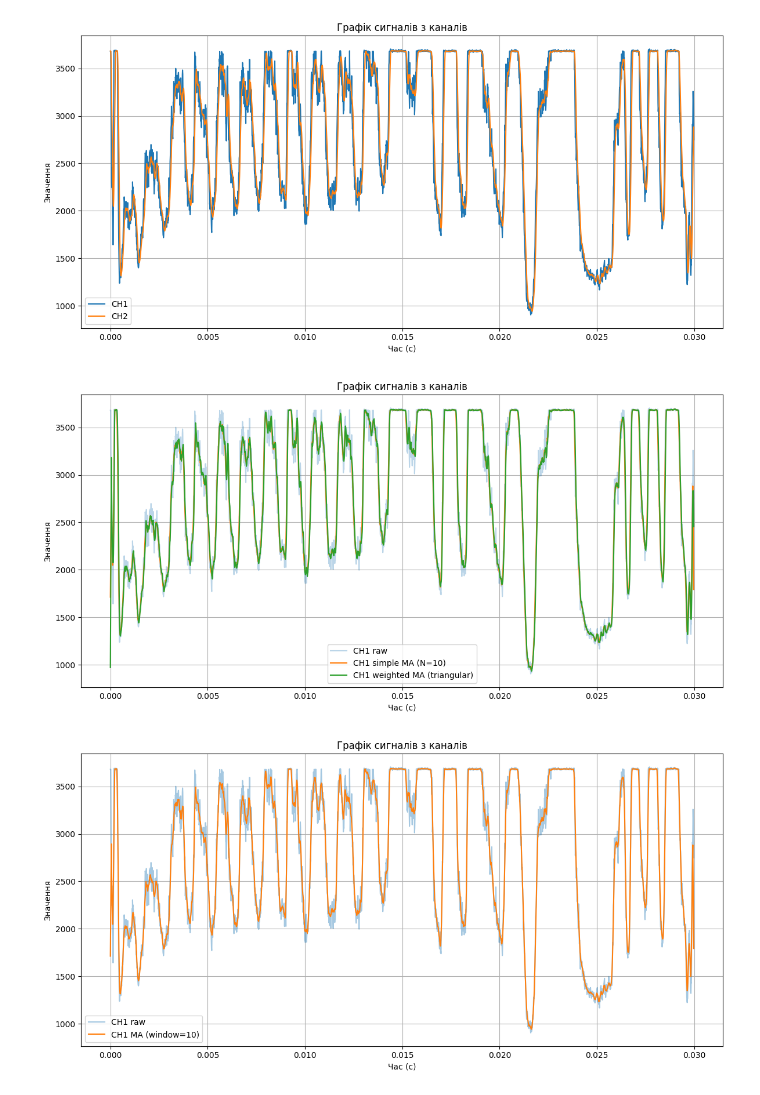
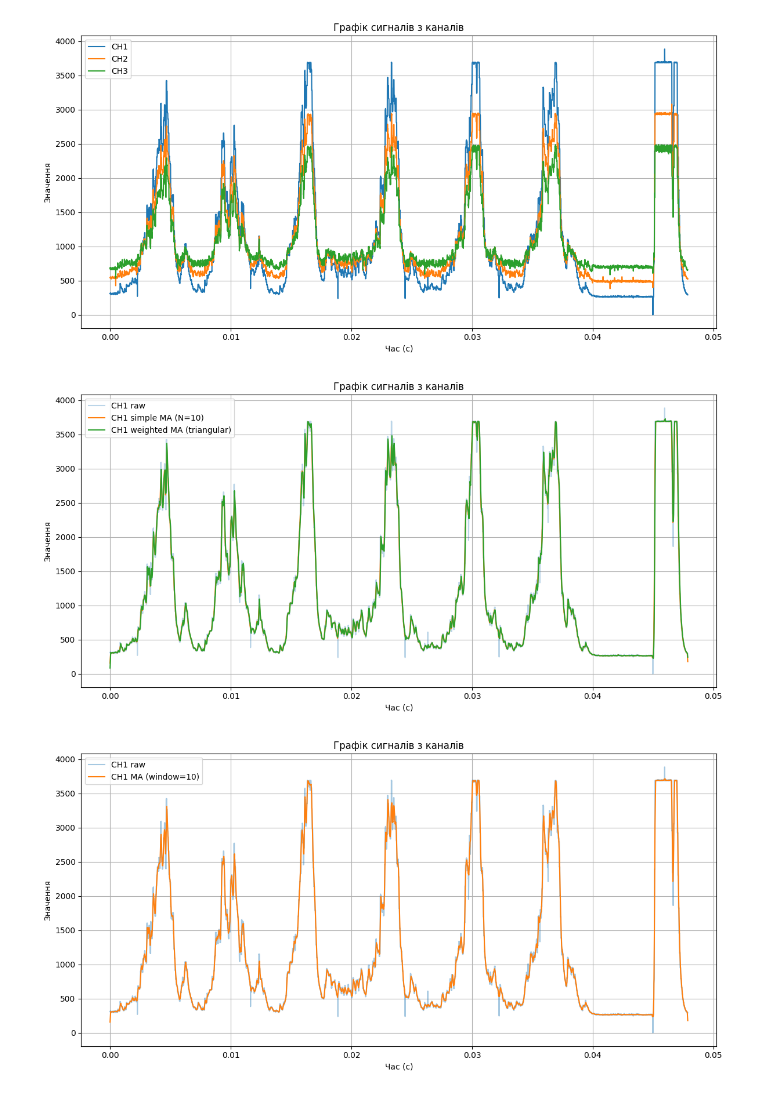
Before and after one commit to Hombosh-dev/forearm-prosthesis, a Jupyter notebook: signal_graph.ipynb, the cells around one changed output. Cells and saved outputs as stored; diff of their text form; code cells hidden in the pictures.

Commit message:
New data and new filter

```diff
--- a/signal_graph.ipynb
+++ b/signal_graph.ipynb
@@ -3,41 +3,41 @@ import matplotlib.pyplot as plt
 import re
 
 # filenames = ["calm.txt", "2.txt", "3.txt", "4.txt", "5.txt"]
-filenames = ["data\k20_11_1.txt"]
+filenames = ["data\m17_11.txt"]
 file_name = filenames[0]
 # %%
 ch1, ch2, ch3 = [], [], []
 
 with open(file_name, "r") as file:
     for line in file:
-        # match = re.search(r">CH1:(\d+),CH2:(\d+),CH3:(\d+)", line)
-        match = re.search(r"EMG_RAW=(\d+), EMG_FILT=(\d+)", line)
+        match = re.search(r">CH1:(\d+),CH2:(\d+),CH3:(\d+)", line)
+        # match = re.search(r"EMG_RAW=(\d+), EMG_FILT=(\d+)", line)
         if match:
             ch1.append(int(match.group(1)))
             ch2.append(int(match.group(2)))
-            # ch3.append(int(match.group(3)))
+            ch3.append(int(match.group(3)))
             # ch4.append(int(match.group(4)))
 
 time = [i / 100000 for i in range(len(ch1))]
 # %%
 plt.figure(figsize=(12, 6))
 
 
 plt.plot(time, ch1, label="CH1")
 plt.plot(time, ch2, label="CH2")
-# plt.plot(time, ch3, label="CH3")
+plt.plot(time, ch3, label="CH3")
 #plt.plot(time, ch4, label="CH4")
 
 
 plt.title("Графік сигналів з каналів")
 plt.xlabel("Час (с)")
 plt.ylabel("Значення")
 plt.legend()
 plt.grid(True)
 plt.tight_layout()
 plt.show()
 # %% [output]
-[figure, old version]
+[figure, new version]
 # %%
 import numpy as np
 # %%
@@ -65,7 +65,7 @@ plt.grid(True)
 plt.tight_layout()
 plt.show()
 # %% [output]
-[figure, old version]
+[figure, new version]
 # %%
 window_size = 10  # розмір вікна у семплах (пограйся 20 / 50 / 100)
 kernel = np.ones(window_size) / window_size
@@ -90,4 +90,4 @@ plt.grid(True)
 plt.tight_layout()
 plt.show()
 # %% [output]
-[figure, old version]
+[figure, new version]
```
Also changed, not shown: parts of 2 cells of this notebook, 2 other files.
